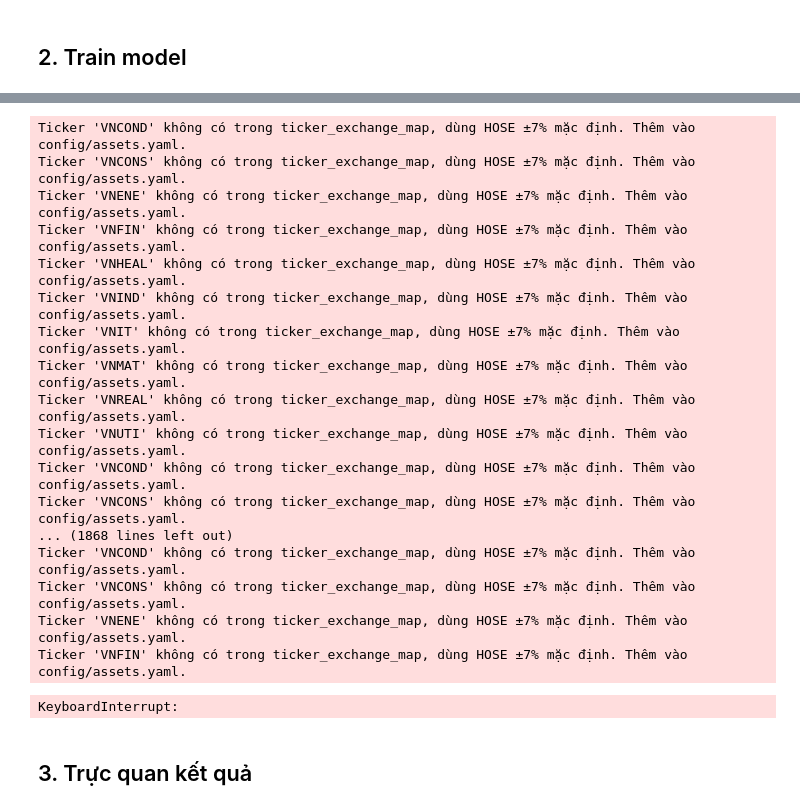
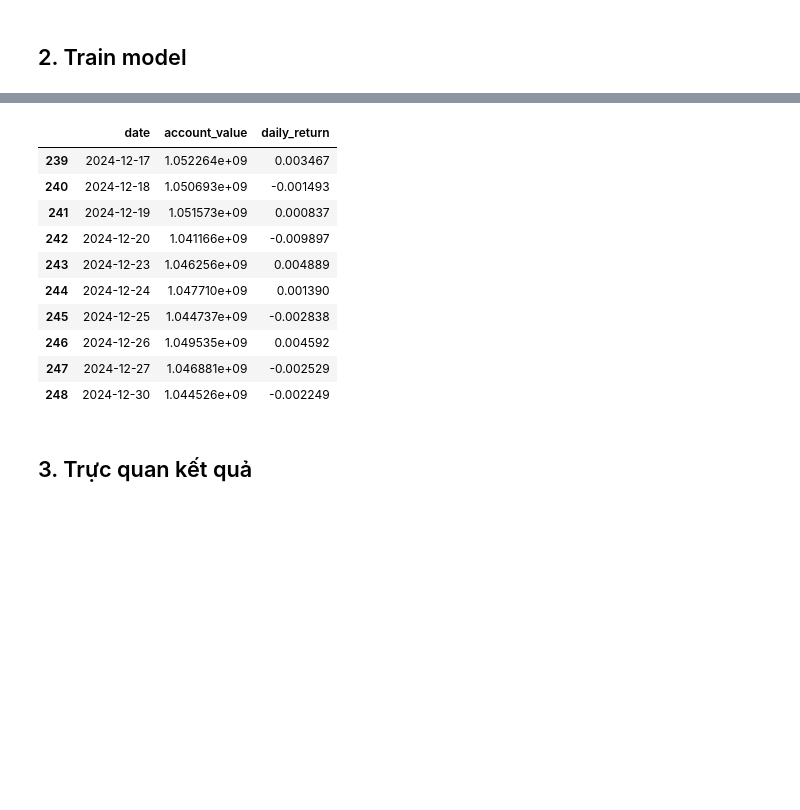
Before and after one commit to baokhanh1410/ai_quantum_2026, a Jupyter notebook: src/pipeline/model_engine/notebook.ipynb, the cells around one changed output, grey strips where cells are left out. Drawn from its saved outputs; the diff is of its cells as text; code cells hidden in the pictures; blank space fills up the shorter version.

```diff
--- a/src/pipeline/model_engine/notebook.ipynb
+++ b/src/pipeline/model_engine/notebook.ipynb
@@ -117,23 +123,38 @@ display(train_df.head(10))
 ## 2. Train model
 # %%
 # 1. Cấu hình tham số môi trường StockTradingEnv trực tiếp từ MODEL_CONFIG
+reward_cfg = MODEL_CONFIG.get("reward_settings", {})
+turb_cfg = MODEL_CONFIG.get("turbulence_settings", {})
+raw_trig = turb_cfg.get("threshold_trigger")
+raw_thresh = turb_cfg.get("threshold")
+if raw_trig is not None:
+    turb_threshold = float(raw_trig)
+elif raw_thresh is not None:
+    turb_threshold = float(raw_thresh)
+else:
+    turb_threshold = 100.0
+
+initial_balance = float(MODEL_CONFIG.get("initial_balance", 1_000_000_000.0))
+
 env_kwargs = {
     "features": features,
-    "initial_balance": float(MODEL_CONFIG.get("initial_balance", 1_000_000_000.0)),
-    "reward_type": MODEL_CONFIG.get("reward_settings", {}).get("reward_type", "drawdown_penalty")
+    "initial_balance": initial_balance,
+    "turbulence_threshold": turb_threshold,
+    "reward_settings": reward_cfg,
+    "turbulence_settings": turb_cfg,
 }
 
 # 2. Đọc các thông số huấn luyện trực tiếp từ file config (config/model.yaml)
 training_settings = MODEL_CONFIG.get("training_settings", {})
-total_timesteps = int(training_settings.get("total_timesteps", 20000))
+total_timesteps = int(training_settings.get("total_timesteps", 50000))
 
 print(f"⚙️ Cấu hình huấn luyện từ config/model.yaml:")
 print(f"   - Total Timesteps: {total_timesteps:,}")
-print(f"   - Initial Balance: {env_kwargs['initial_balance']:,.0f} VND")
-print(f"   - Reward Function: {env_kwargs['reward_type']}")
+print(f"   - Algorithm: PPO")
+print(f"   - Reward Function: {reward_cfg.get('reward_type', 'drawdown_penalty')}")
+print(f"   - Turbulence Type: {turb_cfg.get('turbulence_type', 'dual_threshold')}")
 print(f"   - Features ({len(features)}): {features}")
 
-print(f"\n🚀 Đang tiến hành huấn luyện các thuật toán DRL (A2C, PPO, DDPG) trên Train Set và chọn mô hình tốt nhất qua Val Set...")
 ensemble_strategy = DRLEnsembleStrategy(
     env_train_class=StockTradingEnv,
     env_kwargs=env_kwargs,
@@ -142,16 +163,25 @@ ensemble_strategy = DRLEnsembleStrategy(
     total_timesteps=total_timesteps
 )
 
-# 3. Huấn luyện và tự động lựa chọn mô hình tốt nhất theo Sharpe Ratio trên Validation Set
-best_algo_name, best_model = ensemble_strategy.train_and_select()
+# 3. Synchronize global seed & train PPO model
+seed = int(MODEL_CONFIG.get("training_settings", {}).get("random_seed", 42))
+set_global_seed(seed)
 
-print(f"\n🏆 Mô hình chiến thắng được chọn dựa trên Validation Set: {best_algo_name}")
+print()
+print("🚀 Đang tiến hành huấn luyện mô hình PPO trên Train Set...")
+best_algo_name = "PPO"
+best_model = ensemble_strategy.train_ppo()
 
-# 4. Đánh giá kiểm thử Out-of-Sample của mô hình chiến thắng trên tập TEST SET ({test_start} đến {test_end})
-print(f"\n🧪 Tiến hành kiểm thử Out-of-Sample mô hình {best_algo_name} trên tập TEST SET ({test_start} -> {test_end})...")
+print()
+print(f"🏆 Đã hoàn thành huấn luyện mô hình: {best_algo_name}")
+
+# 4. Đánh giá kiểm thử Out-of-Sample của mô hình trên tập TEST SET ({test_start} đến {test_end})
+print()
+print(f"🧪 Tiến hành kiểm thử Out-of-Sample mô hình {best_algo_name} trên tập TEST SET ({test_start} -> {test_end})...")
 df_account, df_actions, df_shares = ensemble_strategy.evaluate_and_get_trajectory(best_model, test_df)
 
-print("\n📈 BẢNG LỊCH SỬ TÀI KHOẢN (ACCOUNT VALUE) TRÊN TẬP TEST SET (10 DÒNG ĐẦU):")
-display(df_account.head(10))
+print()
+print("📈 BẢNG LỊCH SỬ TÀI KHOẢN (ACCOUNT VALUE) TRÊN TẬP TEST SET (10 DÒNG ĐẦU):")
+display(df_account.tail(10))
 # %% [output]
 ⚙️ Cấu hình huấn luyện từ config/model.yaml:
@@ -164,21 +201,14 @@ display(df_account.head(10))
-Ticker 'VNCOND' không có trong ticker_exchange_map, dùng HOSE ±7% mặc định. Thêm vào config/assets.yaml.
-Ticker 'VNCONS' không có trong ticker_exchange_map, dùng HOSE ±7% mặc định. Thêm vào config/assets.yaml.
-Ticker 'VNENE' không có trong ticker_exchange_map, dùng HOSE ±7% mặc định. Thêm vào config/assets.yaml.
-Ticker 'VNFIN' không có trong ticker_exchange_map, dùng HOSE ±7% mặc định. Thêm vào config/assets.yaml.
-Ticker 'VNHEAL' không có trong ticker_exchange_map, dùng HOSE ±7% mặc định. Thêm vào config/assets.yaml.
-Ticker 'VNIND' không có trong ticker_exchange_map, dùng HOSE ±7% mặc định. Thêm vào config/assets.yaml.
-Ticker 'VNIT' không có trong ticker_exchange_map, dùng HOSE ±7% mặc định. Thêm vào config/assets.yaml.
-Ticker 'VNMAT' không có trong ticker_exchange_map, dùng HOSE ±7% mặc định. Thêm vào config/assets.yaml.
-Ticker 'VNREAL' không có trong ticker_exchange_map, dùng HOSE ±7% mặc định. Thêm vào config/assets.yaml.
-Ticker 'VNUTI' không có trong ticker_exchange_map, dùng HOSE ±7% mặc định. Thêm vào config/assets.yaml.
-Ticker 'VNCOND' không có trong ticker_exchange_map, dùng HOSE ±7% mặc định. Thêm vào config/assets.yaml.
-Ticker 'VNCONS' không có trong ticker_exchange_map, dùng HOSE ±7% mặc định. Thêm vào config/assets.yaml.
-... (1868 lines left out)
-Ticker 'VNCOND' không có trong ticker_exchange_map, dùng HOSE ±7% mặc định. Thêm vào config/assets.yaml.
-Ticker 'VNCONS' không có trong ticker_exchange_map, dùng HOSE ±7% mặc định. Thêm vào config/assets.yaml.
-Ticker 'VNENE' không có trong ticker_exchange_map, dùng HOSE ±7% mặc định. Thêm vào config/assets.yaml.
-Ticker 'VNFIN' không có trong ticker_exchange_map, dùng HOSE ±7% mặc định. Thêm vào config/assets.yaml.
-KeyboardInterrupt:
+|  | date | account_value | daily_return |
+| 239 | 2024-12-17 | 1.052264e+09 | 0.003467 |
+| 240 | 2024-12-18 | 1.050693e+09 | -0.001493 |
+| 241 | 2024-12-19 | 1.051573e+09 | 0.000837 |
+| 242 | 2024-12-20 | 1.041166e+09 | -0.009897 |
+| 243 | 2024-12-23 | 1.046256e+09 | 0.004889 |
+| 244 | 2024-12-24 | 1.047710e+09 | 0.001390 |
+| 245 | 2024-12-25 | 1.044737e+09 | -0.002838 |
+| 246 | 2024-12-26 | 1.049535e+09 | 0.004592 |
+| 247 | 2024-12-27 | 1.046881e+09 | -0.002529 |
+| 248 | 2024-12-30 | 1.044526e+09 | -0.002249 |
 # %% [markdown]
 ## 3. Trực quan kết quả
 # %%
```
Also changed, not shown: parts of 5 cells of this notebook, 32 other files.
